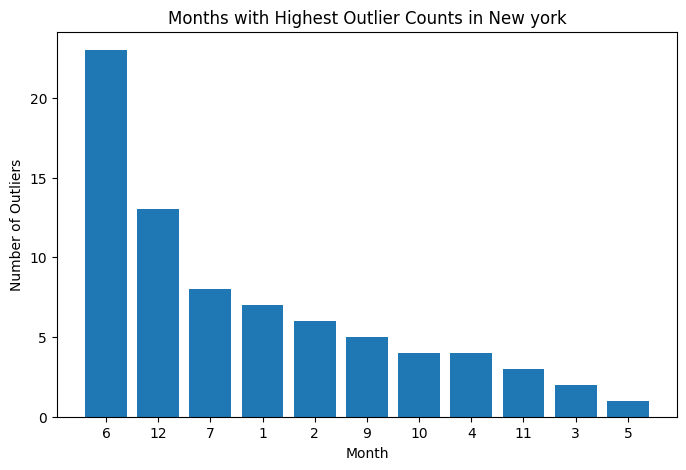
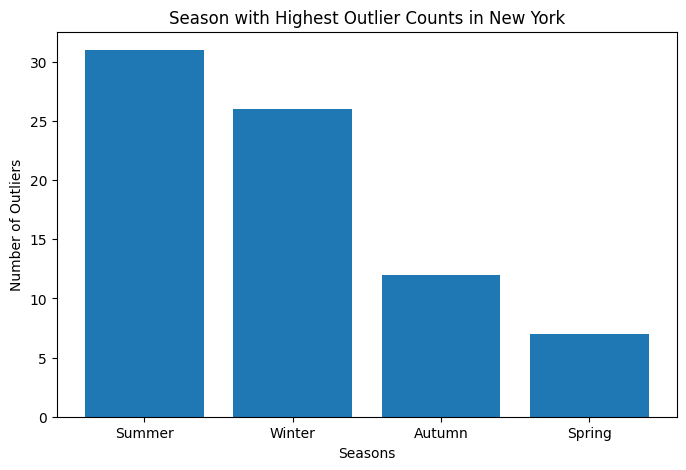
Unified diff of the notebook cell whose output changed from the first chart to the second:
--- before
+++ after
@@ -1,13 +1,10 @@
-outlier_rows["Date"] = pd.to_datetime(outlier_rows["Date"])
-
-monthly_outliers = outlier_rows["Date"].dt.month.value_counts().sort_values(ascending=False)
+season_outliers = outlier_rows["Season"].value_counts().sort_values(ascending=False)
 
 plt.figure(figsize=(8,5))
-plt.bar(monthly_outliers.index.astype(str),
-        monthly_outliers.values)
+plt.bar(season_outliers.index.astype(str), season_outliers.values)
 
-plt.xlabel("Month")
+plt.xlabel("Seasons")
 plt.ylabel("Number of Outliers")
-plt.title("Months with Highest Outlier Counts in New york")
+plt.title("Season with Highest Outlier Counts in New York")
 
 plt.show()

Commit: Add outlier visualizations and insights for all cities